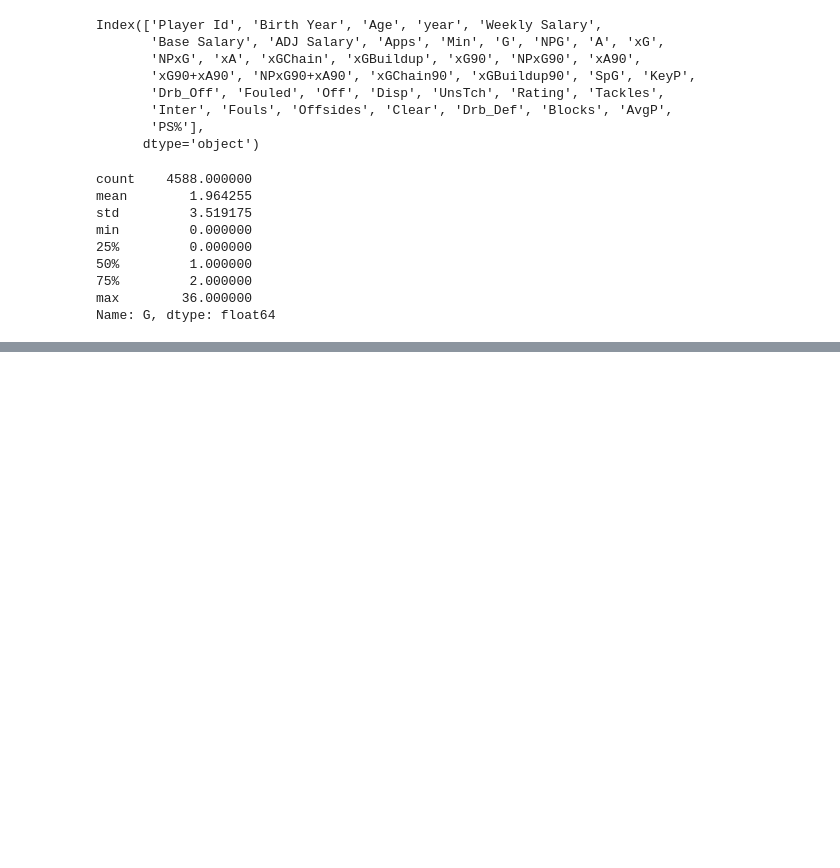
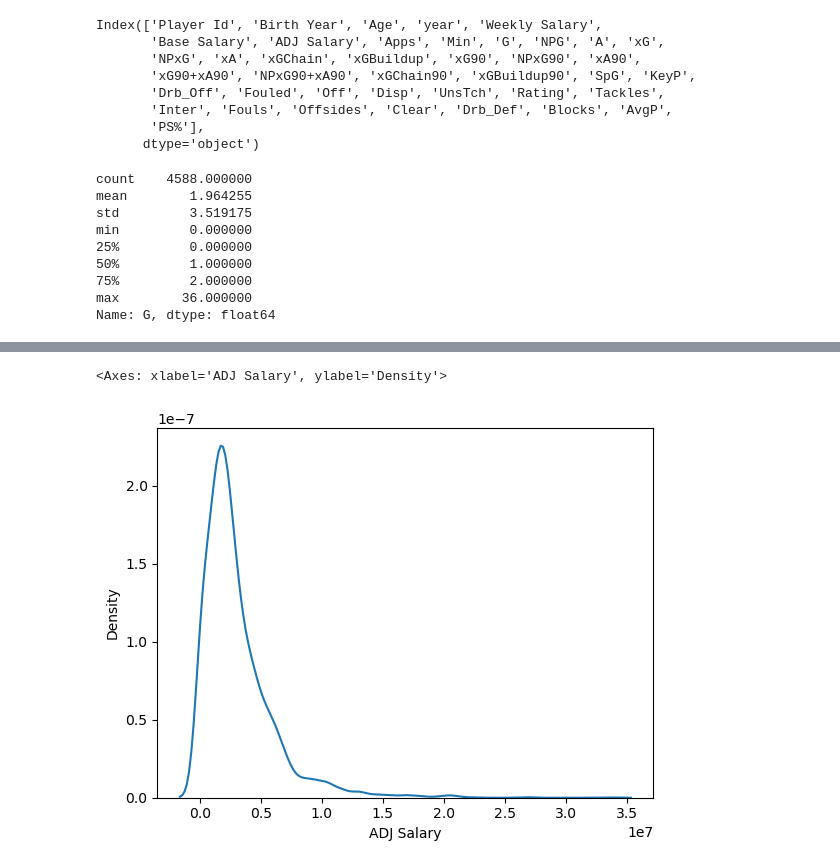
Before and after one commit to sajacaros/eda_champions, a Jupyter notebook: eda/eda.ipynb, the cells around one changed output, grey strips where cells are left out. Saved outputs shown, nothing was run; the diff lists cells and outputs as text; code cells hidden in the pictures; blank space fills up the shorter version.

```diff
--- a/eda/eda.ipynb
+++ b/eda/eda.ipynb
@@ -494,0 +500,5 @@ Name: G, dtype: float64
+# %%
+sns.kdeplot(eda_df, x='ADJ Salary')
+# %% [output]
+<Axes: xlabel='ADJ Salary', ylabel='Density'>
+[figure, added]
```
Also changed, not shown: parts of 1 cell of this notebook, 1 other file.
